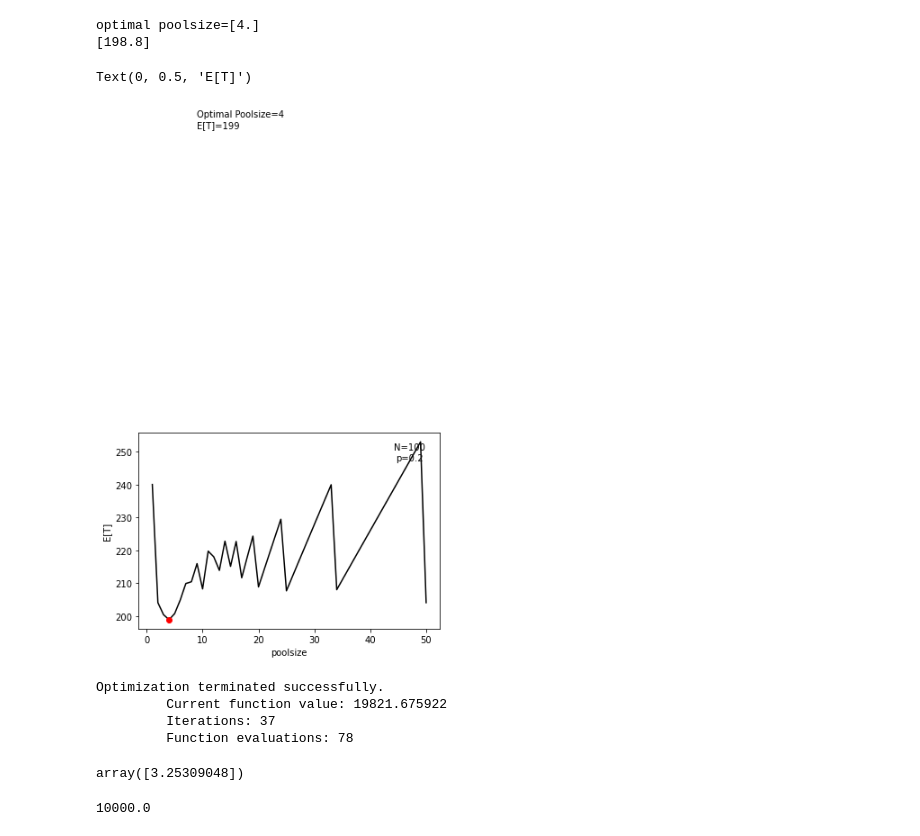
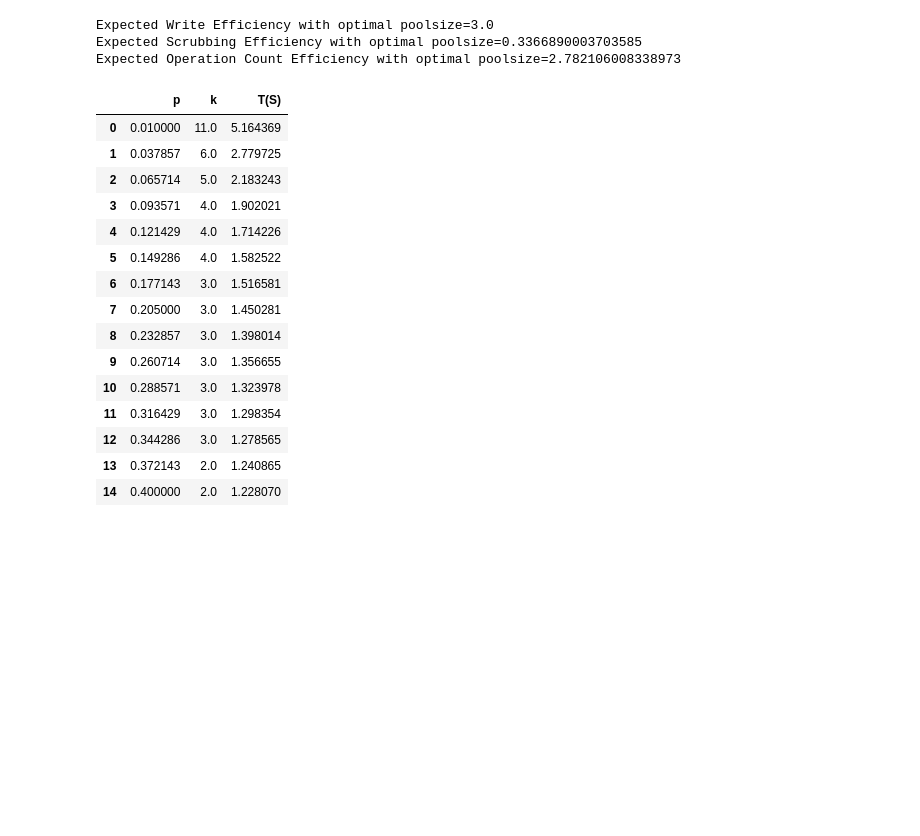
Before and after one commit to metsch/masterthesis, a Jupyter notebook: src/py/rq1.ipynb, the cells around one changed output. Drawn from its saved outputs; the diff is of its cells as text; code cells hidden in the pictures; blank space fills up the shorter version.

```diff
--- a/src/py/rq1.ipynb
+++ b/src/py/rq1.ipynb
@@ -221,42 +94,38 @@ scrubbing_actions(2)
-# %%
-def expected_actions(k):
-    number_of_pools = np.ceil(N/k)
-    number_of_positive_pools = (1 - np.power((1-p),k)) * number_of_pools
-    return N + number_of_pools + number_of_positive_pools + number_of_positive_pools*k
-
-x = np.linspace(1,50,50).astype(float)
-y = expected_actions(x)
-
-x_n = np.linspace(1,N,N).astype(float)
-y_n = expected_actions(x_n)
-
-opt_idx = np.where(y==np.amin(y))
-print("optimal poolsize={}".format(x[opt_idx]))
-opt_k = y[opt_idx]
-print(opt_k)
-fig = plt.figure()
-new=fig.add_subplot(111)
-new.plot(x,y,"black")
-new.plot(x[opt_idx],y[opt_idx],"ro")
-new.text(x[opt_idx]+5,y[opt_idx]+150,"Optimal Poolsize={}\nE[T]={}".format(int(x[np.where(y==np.amin(y_n))]),math.ceil(np.amin(y_n))))
-new.text(0.9,0.9,"N={}\np={}".format(N,p),ha='center', va='center', transform=new.transAxes)
-plt.xlabel("poolsize")
-plt.ylabel("E[T]")
-# %% [output]
-optimal poolsize=[4.]
-[198.8]
-Text(0, 0.5, 'E[T]')
-[figure, removed]
-# %%
-optimize.fmin(expected_actions,x0=1)
-# %% [output]
-Optimization terminated successfully.
-         Current function value: 19821.675922
-         Iterations: 37
-         Function evaluations: 78
-array([3.25309048])
-# %%
-expected_actions(1)
-expected_write_transactions(1)
-# %% [output]
-10000.0
+# %%
+print("Expected Write Efficiency with optimal poolsize={}".format(expected_write_transactions(1)/expected_write_transactions(3)))
+print("Expected Scrubbing Efficiency with optimal poolsize={}".format(expected_scrubbing(1)/expected_scrubbing(3)))
+print("Expected Operation Count Efficiency with optimal poolsize={}".format(expected_operations(1)/expected_operations(3)))
+# %% [output]
+Expected Write Efficiency with optimal poolsize=3.0
+Expected Scrubbing Efficiency with optimal poolsize=0.3366890003703585
+Expected Operation Count Efficiency with optimal poolsize=2.782106008338973
+# %%
+def optimal_pool_size(p):
+    return np.ceil(1.24*np.power(p,-0.466))
+
+def expected_operations(k,p):
+    number_of_pools = N/k
+    number_of_positive_pools = (1 - np.power((1-p),k)) * number_of_pools
+    return number_of_pools + number_of_positive_pools*k
+
+df = pd.DataFrame({"p":np.linspace(0.01,0.4,15)})
+df["k"] = df.apply(lambda row: optimal_pool_size(row.p),axis=1)
+df["T(S)"] = df.apply(lambda row: expected_operations(1,row.p)/expected_operations(row.k,row.p),axis=1)
+df
+# %% [output]
+|  | p | k | T(S) |
+| 0 | 0.010000 | 11.0 | 5.164369 |
+| 1 | 0.037857 | 6.0 | 2.779725 |
+| 2 | 0.065714 | 5.0 | 2.183243 |
+| 3 | 0.093571 | 4.0 | 1.902021 |
+| 4 | 0.121429 | 4.0 | 1.714226 |
+| 5 | 0.149286 | 4.0 | 1.582522 |
+| 6 | 0.177143 | 3.0 | 1.516581 |
+| 7 | 0.205000 | 3.0 | 1.450281 |
+| 8 | 0.232857 | 3.0 | 1.398014 |
+| 9 | 0.260714 | 3.0 | 1.356655 |
+| 10 | 0.288571 | 3.0 | 1.323978 |
+| 11 | 0.316429 | 3.0 | 1.298354 |
+| 12 | 0.344286 | 3.0 | 1.278565 |
+| 13 | 0.372143 | 2.0 | 1.240865 |
+| 14 | 0.400000 | 2.0 | 1.228070 |
```
Also changed, not shown: parts of 11 cells of this notebook, 31 other files.
